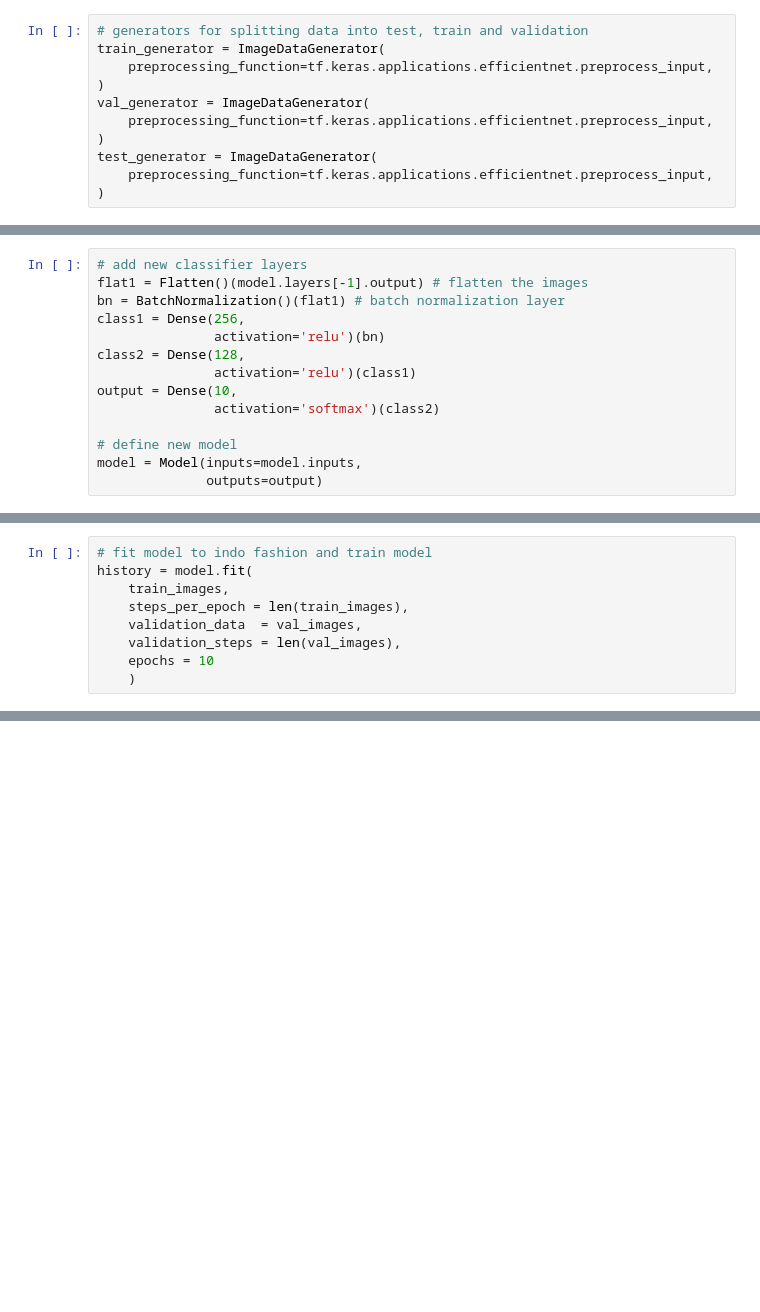
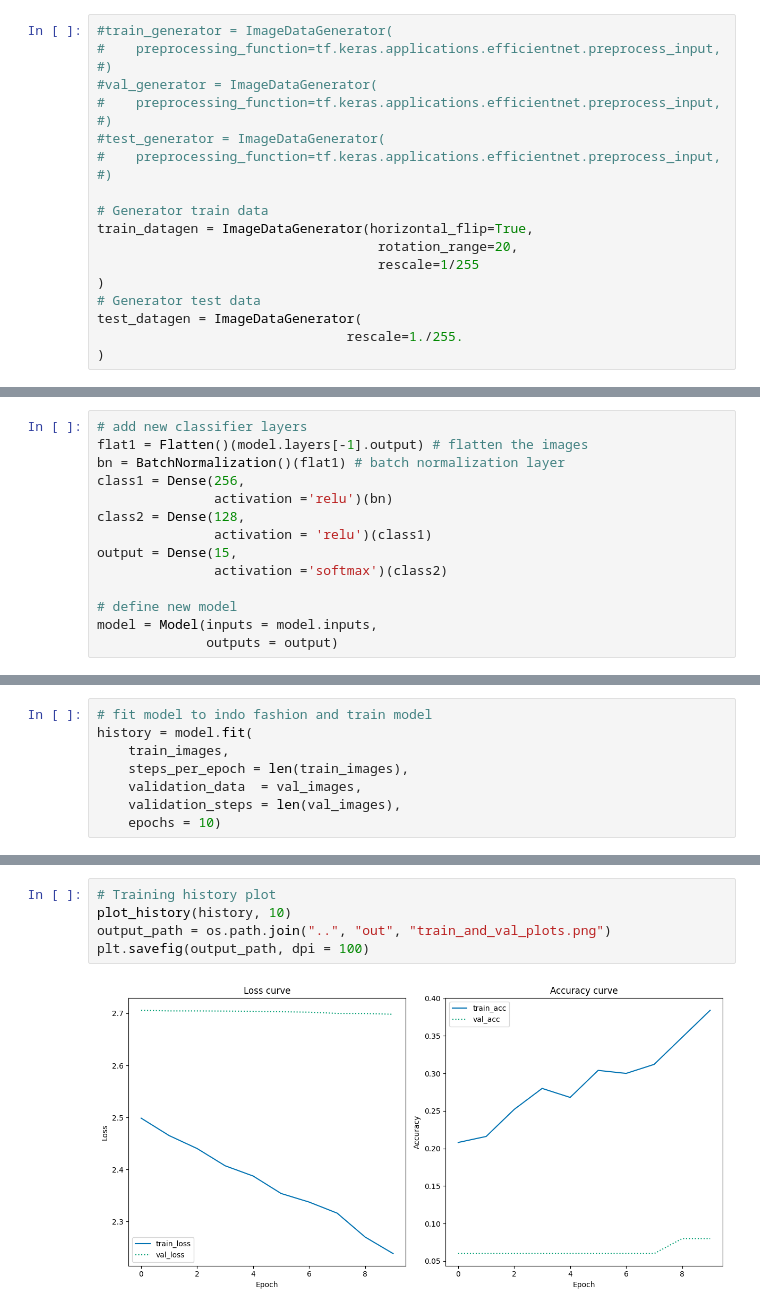
Before and after one commit to AU-CDS/assignment3-pretrained-cnns-Emma-Marie, a Jupyter notebook: src/notebook.ipynb, the cells around one changed output, grey strips where cells are left out. Cells and saved outputs as stored; diff of their text form; blank space fills up the shorter version.

Commit message:
script works on test

```diff
--- a/src/notebook.ipynb
+++ b/src/notebook.ipynb
@@ -73,12 +70,21 @@ val_metadata = val_metadata.sample(n=50) #100
 # %%
-# generators for splitting data into test, train and validation
-train_generator = ImageDataGenerator(
-    preprocessing_function=tf.keras.applications.efficientnet.preprocess_input,
+#train_generator = ImageDataGenerator(
+#    preprocessing_function=tf.keras.applications.efficientnet.preprocess_input,
+#)
+#val_generator = ImageDataGenerator(
+#    preprocessing_function=tf.keras.applications.efficientnet.preprocess_input,
+#)
+#test_generator = ImageDataGenerator(
+#    preprocessing_function=tf.keras.applications.efficientnet.preprocess_input,
+#)
+
+# Generator train data
+train_datagen = ImageDataGenerator(horizontal_flip=True,
+                                    rotation_range=20,
+                                    rescale=1/255
 )
-val_generator = ImageDataGenerator(
-    preprocessing_function=tf.keras.applications.efficientnet.preprocess_input,
+# Generator test data
+test_datagen = ImageDataGenerator(
+                                rescale=1./255.
 )
-test_generator = ImageDataGenerator(
-    preprocessing_function=tf.keras.applications.efficientnet.preprocess_input,
-)
 # %%
@@ -143,15 +151,15 @@ for layer in model.layers:
 flat1 = Flatten()(model.layers[-1].output) # flatten the images
 bn = BatchNormalization()(flat1) # batch normalization layer
 class1 = Dense(256,
-               activation='relu')(bn)
+               activation ='relu')(bn)
 class2 = Dense(128,
-               activation='relu')(class1)
-output = Dense(10,
-               activation='softmax')(class2)
+               activation = 'relu')(class1)
+output = Dense(15,
+               activation ='softmax')(class2)
 
 # define new model
-model = Model(inputs=model.inputs,
-              outputs=output)
+model = Model(inputs = model.inputs,
+              outputs = output)
 # %%
 # compile
 lr_schedule = tf.keras.optimizers.schedules.ExponentialDecay(
@@ -189,7 +198,6 @@ history = model.fit(
     steps_per_epoch = len(train_images),
     validation_data  = val_images,
     validation_steps = len(val_images),
-    epochs = 10
-    )
+    epochs = 10)
 # %% [output]
 Epoch 1/10
@@ -203,0 +207,7 @@ Detected at node 'categorical_crossentropy/softmax_cross_entropy_with_logits' de
+# %%
+# Training history plot
+plot_history(history, 10)
+output_path = os.path.join("..", "out", "train_and_val_plots.png")
+plt.savefig(output_path, dpi = 100)
+# %% [output]
+[figure, added]
```
Also changed, not shown: parts of 10 cells of this notebook, 3 other files.
